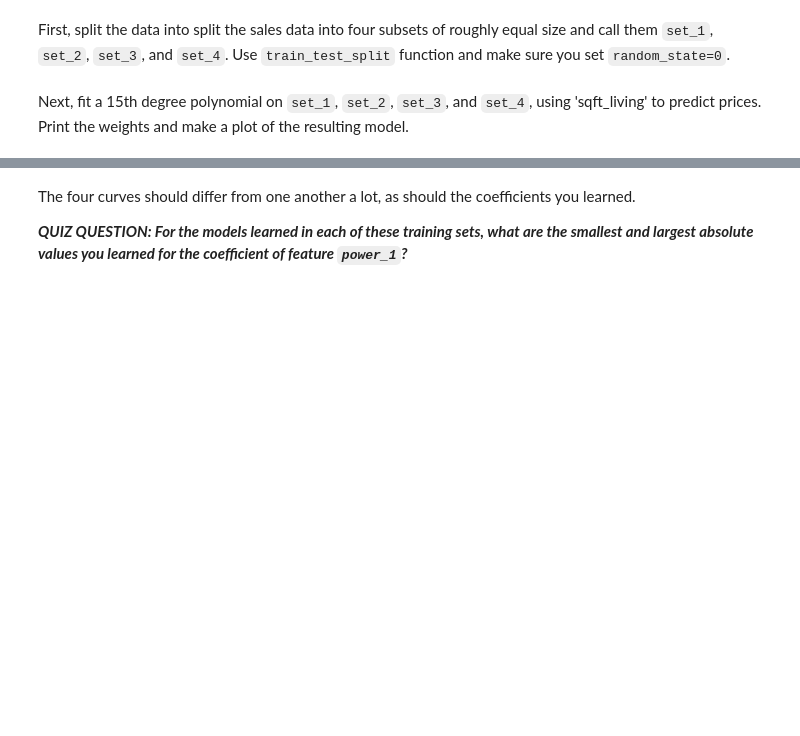
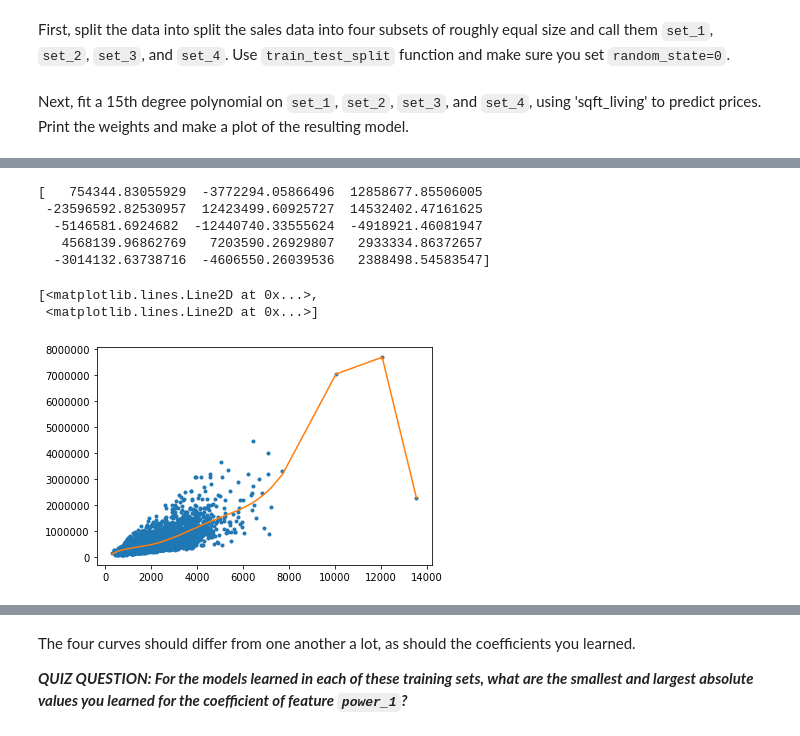
Before and after one commit to KhiemLe99/Machine-Learning-2020-FUNiX, a Jupyter notebook: 1. Regression/labs/lab-4.ipynb, the cells around one changed output, grey strips where cells are left out. Saved outputs shown, nothing was run; the diff lists cells and outputs as text; code cells hidden in the pictures; blank space fills up the shorter version.

```diff
--- a/1. Regression/labs/lab-4.ipynb
+++ b/1. Regression/labs/lab-4.ipynb
@@ -78,0 +132,23 @@ Next, fit a 15th degree polynomial on `set_1`, `set_2`, `set_3`, and `set_4`, us
+# %%
+# Handholding level: Moderate
+scaler = StandardScaler()
+poly_data_3 = polynomial_dataframe(set_3['sqft_living'], 15)
+poly_features_3 = scaler.fit_transform(poly_data_3.values)
+# continues by yourself.
+poly_data_3['price'] = set_3['price']
+poly_labels_3 = poly_data_3['price'].values
+
+model_3 = Ridge(l2_small_penalty).fit(poly_features_3, poly_labels_3)
+print(model_3.coef_)
+
+plt.plot(poly_data_3['power_1'], poly_data_3['price'], '.',
+         poly_data_3['power_1'], model_3.predict(poly_features_3), '-')
+# %% [output]
+[   754344.83055929  -3772294.05866496  12858677.85506005
+ -23596592.82530957  12423499.60925727  14532402.47161625
+  -5146581.6924682  -12440740.33555624  -4918921.46081947
+   4568139.96862769   7203590.26929807   2933334.86372657
+  -3014132.63738716  -4606550.26039536   2388498.54583547]
+[<matplotlib.lines.Line2D at 0x...>,
+ <matplotlib.lines.Line2D at 0x...>]
+[figure, added]
```
Also changed, not shown: parts of 20 cells of this notebook, 19 other files.
